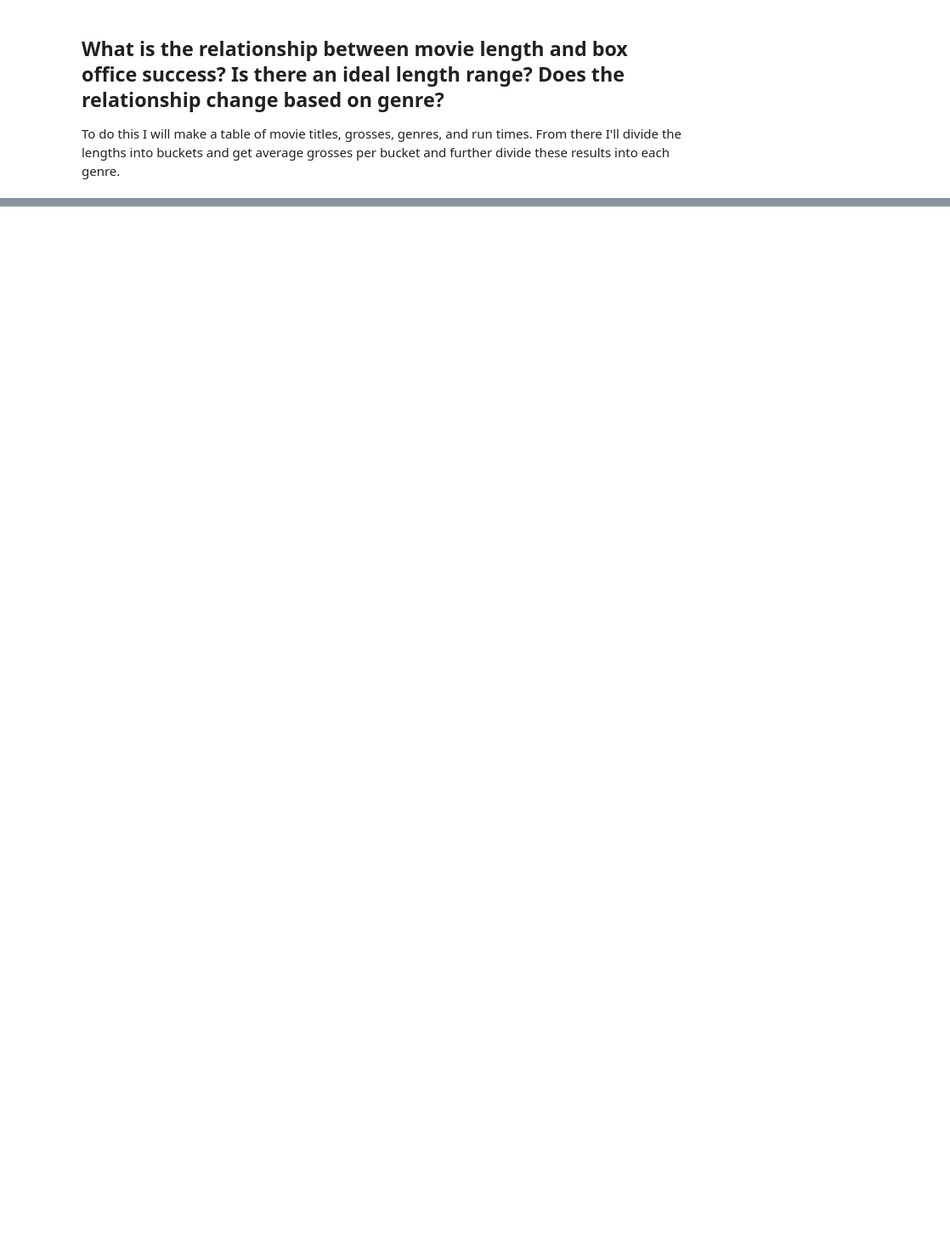
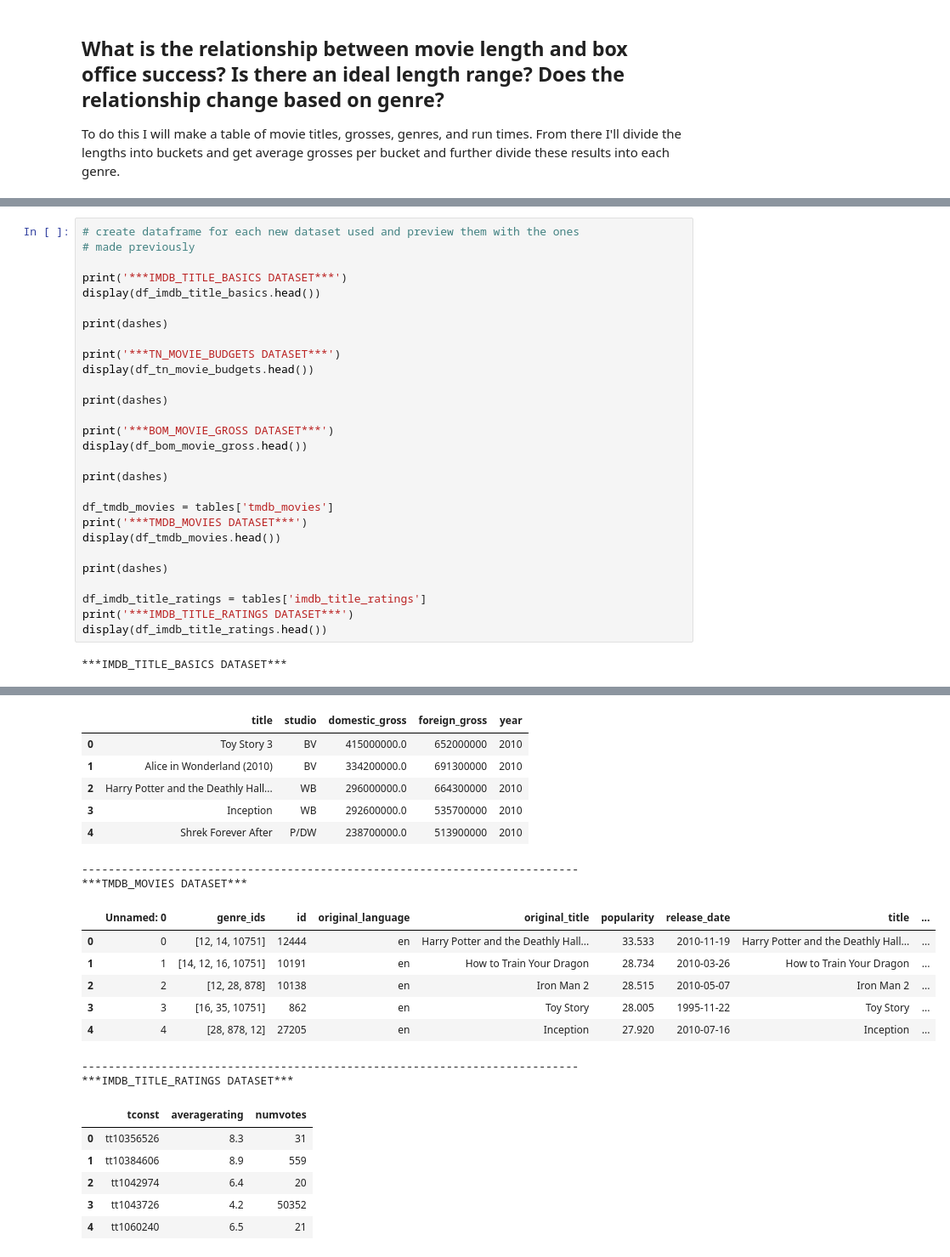
Before and after one commit to AustinTowery/Box-Office-Movies-Analysis, a Jupyter notebook: student.ipynb, the cells around one changed output, grey strips where cells are left out. Shown: that part at 85% size. Saved outputs shown, nothing was run; the diff lists cells and outputs as text; blank space fills up the shorter version.

```diff
--- a/student.ipynb
+++ b/student.ipynb
@@ -1037,0 +945,30 @@ To do this I will make a table of movie titles, grosses, genres, and run times.
+# %%
+# create dataframe for each new dataset used and preview them with the ones
+# made previously
+
+print('***IMDB_TITLE_BASICS DATASET***')
+display(df_imdb_title_basics.head())
+
+print(dashes)
+
+print('***TN_MOVIE_BUDGETS DATASET***')
+display(df_tn_movie_budgets.head())
+
+print(dashes)
+
+print('***BOM_MOVIE_GROSS DATASET***')
+display(df_bom_movie_gross.head())
+
+print(dashes)
+
+df_tmdb_movies = tables['tmdb_movies']
+print('***TMDB_MOVIES DATASET***')
+display(df_tmdb_movies.head())
+
+print(dashes)
+
+df_imdb_title_ratings = tables['imdb_title_ratings']
+print('***IMDB_TITLE_RATINGS DATASET***')
+display(df_imdb_title_ratings.head())
+# %% [output]
+***IMDB_TITLE_BASICS DATASET***
@@ -1037,0 +991,22 @@ To do this I will make a table of movie titles, grosses, genres, and run times.
+|  | title | studio | domestic_gross | foreign_gross | year |
+| 0 | Toy Story 3 | BV | 415000000.0 | 652000000 | 2010 |
+| 1 | Alice in Wonderland (2010) | BV | 334200000.0 | 691300000 | 2010 |
+| 2 | Harry Potter and the Deathly Hall... | WB | 296000000.0 | 664300000 | 2010 |
+| 3 | Inception | WB | 292600000.0 | 535700000 | 2010 |
+| 4 | Shrek Forever After | P/DW | 238700000.0 | 513900000 | 2010 |
+---------------------------------------------------------------------------
+***TMDB_MOVIES DATASET***
+|  | Unnamed: 0 | genre_ids | id | original_language | original_title | popularity | release_date | title | ... |
+| 0 | 0 | [12, 14, 10751] | 12444 | en | Harry Potter and the Deathly Hall... | 33.533 | 2010-11-19 | Harry Potter and the Deathly Hall... | ... |
+| 1 | 1 | [14, 12, 16, 10751] | 10191 | en | How to Train Your Dragon | 28.734 | 2010-03-26 | How to Train Your Dragon | ... |
+| 2 | 2 | [12, 28, 878] | 10138 | en | Iron Man 2 | 28.515 | 2010-05-07 | Iron Man 2 | ... |
+| 3 | 3 | [16, 35, 10751] | 862 | en | Toy Story | 28.005 | 1995-11-22 | Toy Story | ... |
+| 4 | 4 | [28, 878, 12] | 27205 | en | Inception | 27.920 | 2010-07-16 | Inception | ... |
+---------------------------------------------------------------------------
+***IMDB_TITLE_RATINGS DATASET***
+|  | tconst | averagerating | numvotes |
+| 0 | tt10356526 | 8.3 | 31 |
+| 1 | tt10384606 | 8.9 | 559 |
+| 2 | tt1042974 | 6.4 | 20 |
+| 3 | tt1043726 | 4.2 | 50352 |
+| 4 | tt1060240 | 6.5 | 21 |
```
Also changed, not shown: parts of 63 cells of this notebook.
